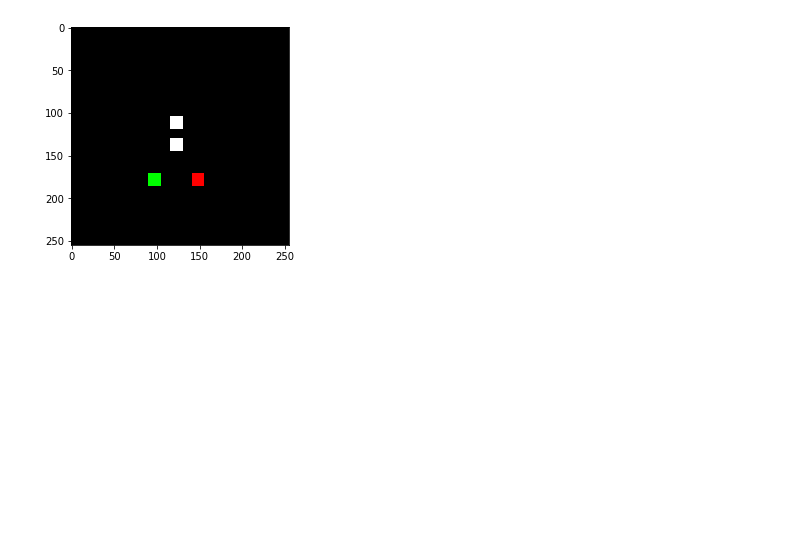
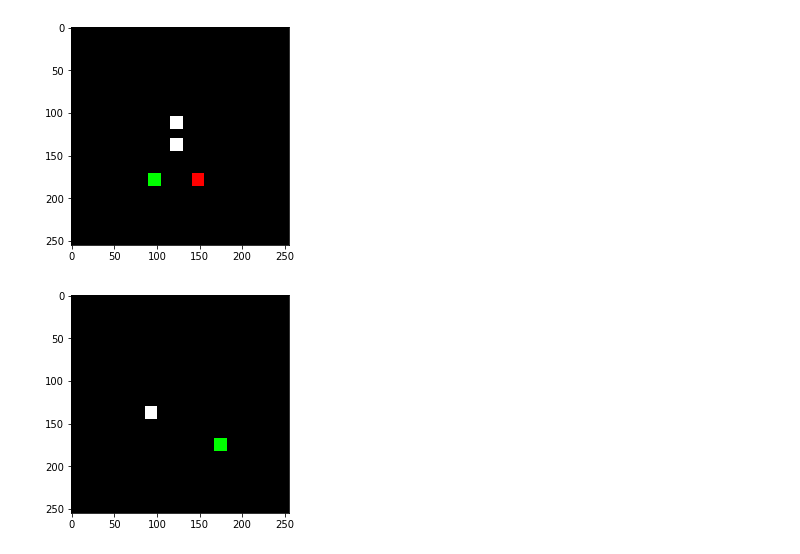
Before and after one commit to kurtrm/bearing_rate_analysis, a Jupyter notebook: nav_lights_analysis.ipynb, the cells around one changed output. Cells and saved outputs as stored; diff of their text form; code cells hidden in the pictures; blank space fills up the shorter version.

Commit message:
Did starboard broad. Thinking maybe vessels less than 50 are all too similar to be really distinguishable. I know depending on the distance and visibility it would be difficult to distinguish them without some supplemental data.

```diff
--- a/nav_lights_analysis.ipynb
+++ b/nav_lights_analysis.ipynb
@@ -247,3 +247,43 @@ plt.imshow(bow_images[190].reshape(255, 255, 3))
 plt.show();
 # %% [output]
 [figure]
+# %%
+def broad_less_than_50_meters_starboard():
+    """
+    Return a numpy array of randomly generated images of a
+    power driven vessel that has one masthead light and one running light
+    visible.
+    """
+    white = (255, 255, 255)
+    black = (0, 0, 0)
+    green = (0, 255, 0)
+    total_gens = np.random.randint(500, 701)
+    all_broad_images = np.empty([total_gens, 195075], dtype=np.uint8)
+    for i in range(total_gens):
+        new_array = np.zeros((255, 255, 3))
+        taller_masthead_light = np.random.randint(50, 201)
+        distance_bw_left_endpoint = np.random.randint(20, 211)
+        running_light_diff = np.random.randint(10, 31)
+        light_width = np.random.randint(10, 21)
+        tall_masthead_height = taller_masthead_light + light_width
+        tall_masthead_width = distance_bw_left_endpoint + light_width
+        running_light_start = tall_masthead_height + running_light_diff
+        running_light_width = running_light_start + light_width
+        if distance_bw_left_endpoint < 2 * light_width:
+            running_light_loc = np.random.randint(distance_bw_left_endpoint - 20, distance_bw_left_endpoint + 21)
+        else:
+            running_light_loc = np.random.randint(distance_bw_left_endpoint - 20, 211)
+        running_light_area = running_light_loc + light_width
+        new_array[taller_masthead_light:tall_masthead_height, distance_bw_left_endpoint:tall_masthead_width] = white
+        new_array[running_light_start:running_light_width, running_light_loc: running_light_area] = green
+        new_array = new_array.flatten()
+        all_broad_images[i] = new_array
+
+    return all_broad_images
+# %%
+lt_50m_broad_starboard_images = broad_less_than_50_meters_starboard()
+# %%
+plt.imshow(lt_50m_broad_starboard_images[201].reshape(255, 255, 3))
+plt.show();
+# %% [output]
+[figure, added]
```
